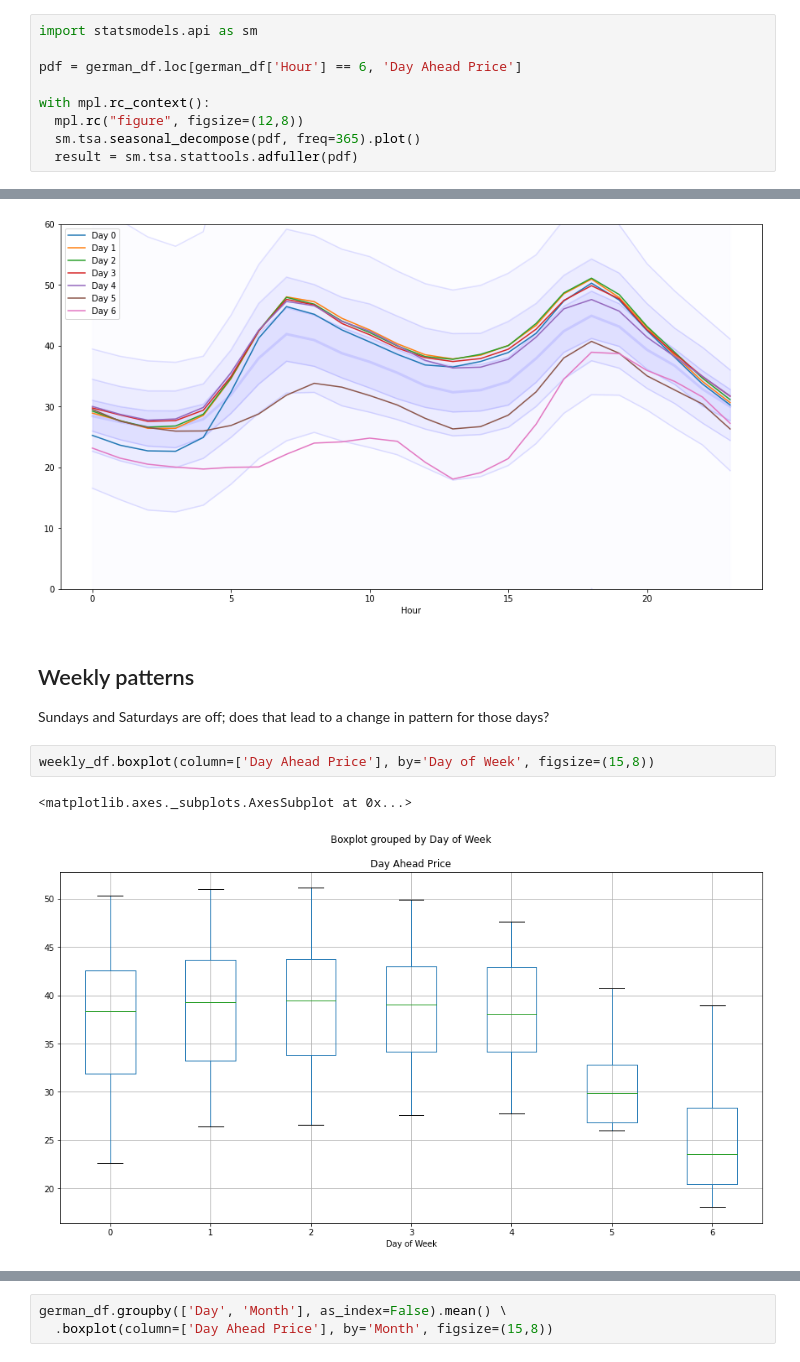
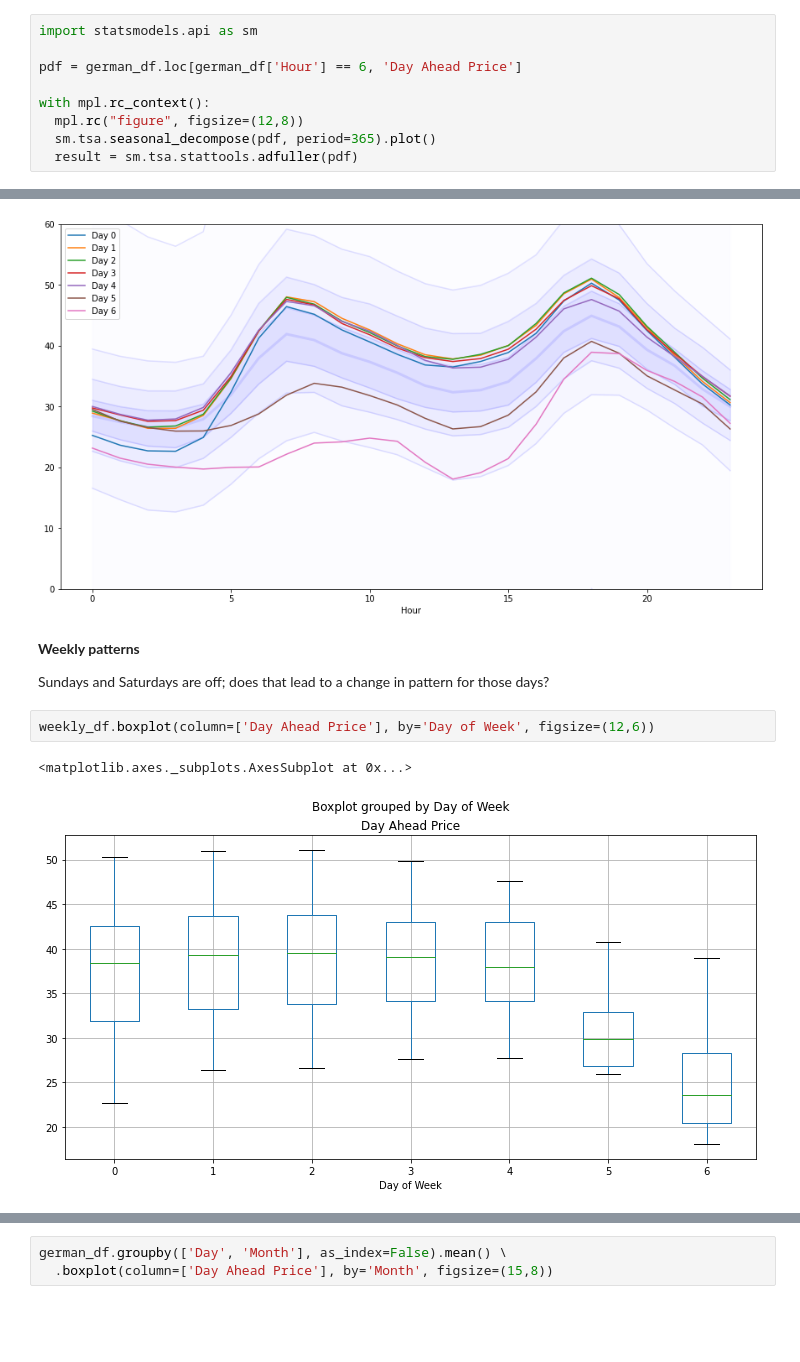
Before and after one commit to sandeshbhatjr/energy-prediction, a Jupyter notebook: docs/ep_cleandata.ipynb, the cells around one changed output, grey strips where cells are left out. Cells and saved outputs as stored; diff of their text form; blank space fills up the shorter version.

```diff
--- a/docs/ep_cleandata.ipynb
+++ b/docs/ep_cleandata.ipynb
@@ -185,6 +310,6 @@ pdf = german_df.loc[german_df['Hour'] == 6, 'Day Ahead Price']
 
 with mpl.rc_context():
   mpl.rc("figure", figsize=(12,8))
-  sm.tsa.seasonal_decompose(pdf, freq=365).plot()
+  sm.tsa.seasonal_decompose(pdf, period=365).plot()
   result = sm.tsa.stattools.adfuller(pdf)
 # %% [output]
@@ -333,11 +458,11 @@ for day in range(7):
 # %% [output]
 [figure]
 # %% [markdown]
-## Weekly patterns
+**Weekly patterns**
 
 Sundays and Saturdays are off; does that lead to a change in pattern for those days?
 # %%
-weekly_df.boxplot(column=['Day Ahead Price'], by='Day of Week', figsize=(15,8))
+weekly_df.boxplot(column=['Day Ahead Price'], by='Day of Week', figsize=(12,6))
 # %% [output]
 <matplotlib.axes._subplots.AxesSubplot at 0x...>
-[figure, old version]
+[figure, new version]
```
Also changed, not shown: parts of 65 cells of this notebook.
